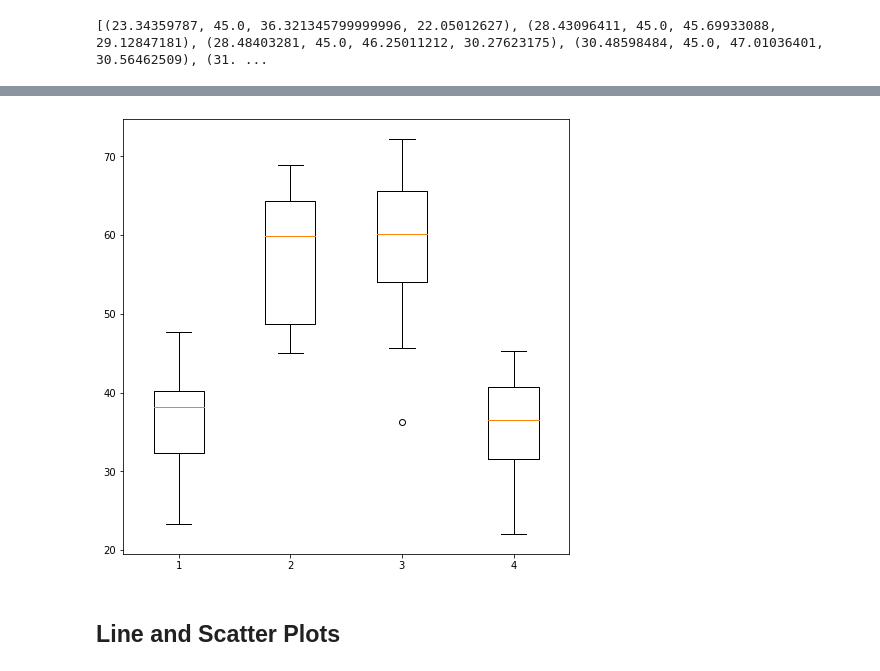
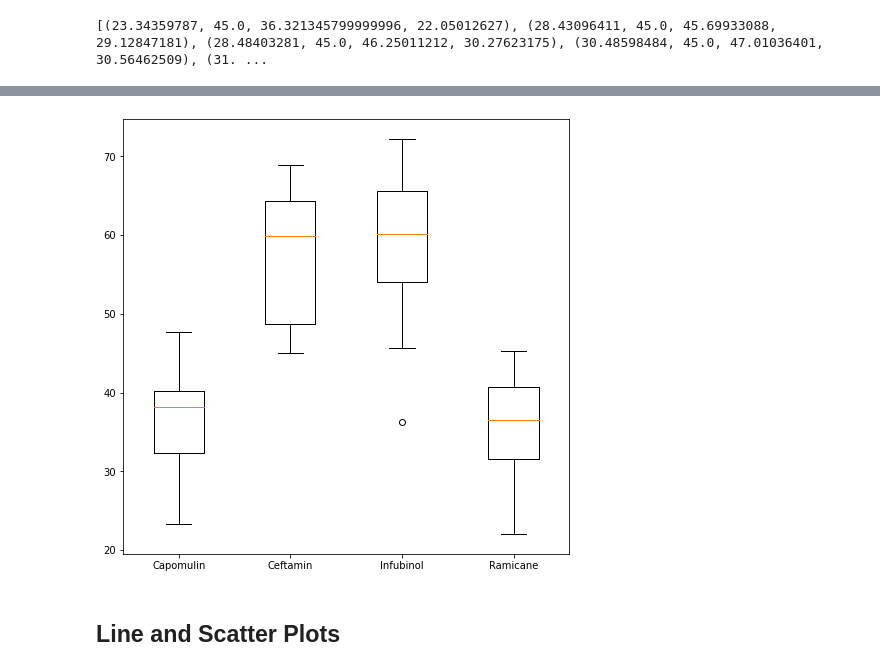
Before and after one commit to swdrich/matplotlib-challenge, a Jupyter notebook: Instructions/Pymaceuticals/pymaceuticals_starter.ipynb, the cells around one changed output, grey strips where cells are left out. Saved outputs shown, nothing was run; the diff lists cells and outputs as text; code cells hidden in the pictures.

Commit message:
Finally got labels working.

```diff
--- a/Instructions/Pymaceuticals/pymaceuticals_starter.ipynb
+++ b/Instructions/Pymaceuticals/pymaceuticals_starter.ipynb
@@ -442,12 +462,12 @@ tumor_data_df.head()
 # %%
+data = tumor_data_df.values
 x_axis = np.arange(len(drug_list))
+labels = ["Capomulin", "Ceftamin", "Infubinol", "Ramicane"]
 plt.figure(figsize=(8,8))
-plt.boxplot(tumor_data_df.values)
-tick_locations = [value for value in x_axis]
-plt.xticks = ["Capomulin", "Ceftamin", "Infubinol", "Ramicane"]
+plt.boxplot(data, labels=labels)
 plt.show()
 # %% [output]
-[figure, old version]
+[figure, new version]
 # %% [markdown]
 ## Line and Scatter Plots
 # %%
```
Also changed, not shown: parts of 2 cells of this notebook.
